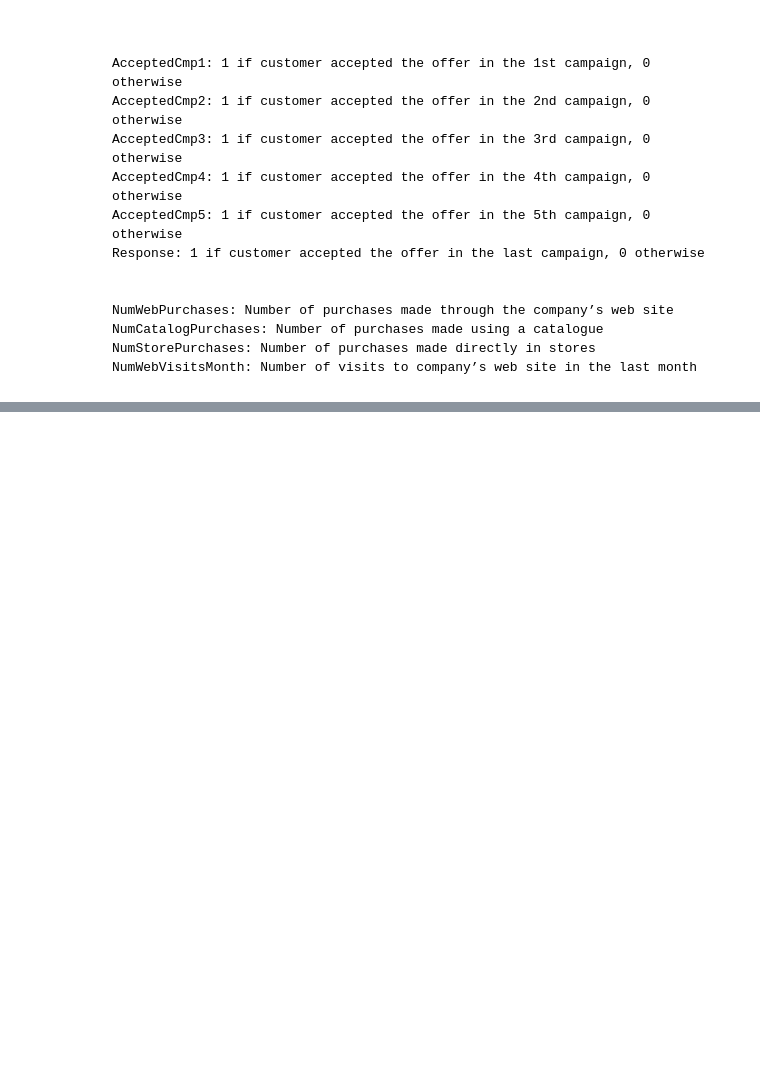
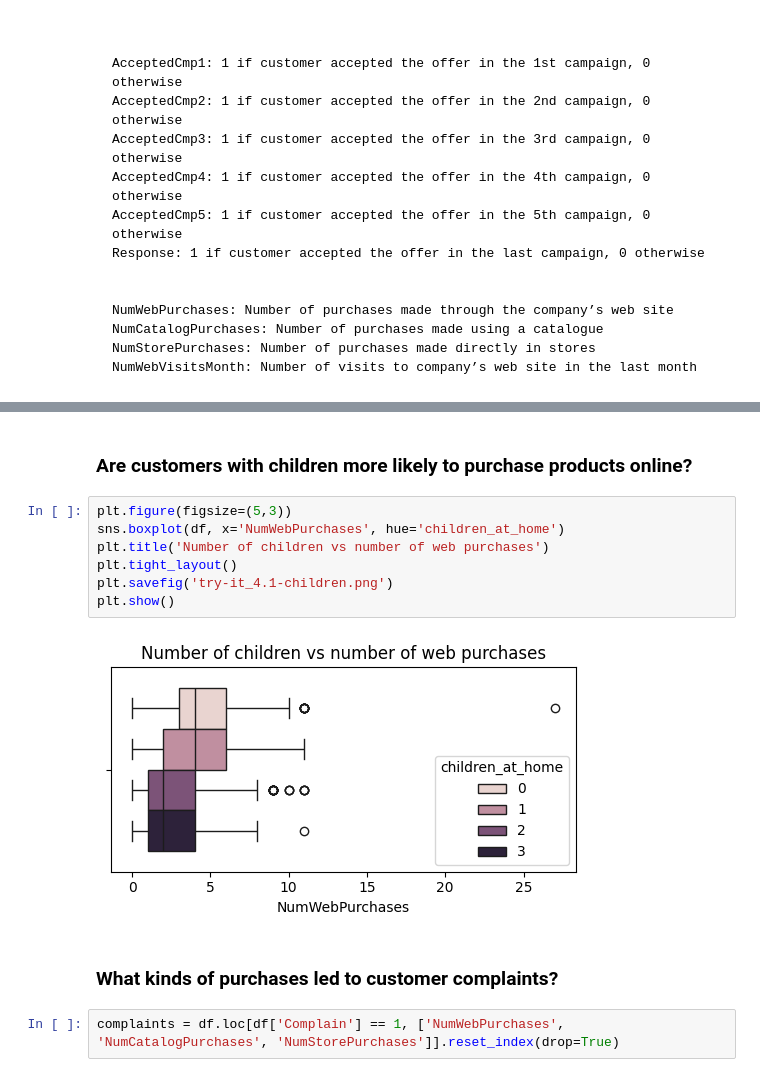
Before and after one commit to hpmartins/mlai-ucb-codes, a Jupyter notebook: course_activities/04/try-it_4.1.ipynb, the cells around one changed output, grey strips where cells are left out. Saved outputs shown, nothing was run; the diff lists cells and outputs as text; blank space fills up the shorter version.

```diff
--- a/course_activities/04/try-it_4.1.ipynb
+++ b/course_activities/04/try-it_4.1.ipynb
@@ -112,0 +154,15 @@ df.plot(x = 'Teenhome', y = 'Amount', kind = 'scatter')
+# %% [markdown]
+### Are customers with children more likely to purchase products online?
+# %%
+plt.figure(figsize=(5,3))
+sns.boxplot(df, x='NumWebPurchases', hue='children_at_home')
+plt.title('Number of children vs number of web purchases')
+plt.tight_layout()
+plt.savefig('try-it_4.1-children.png')
+plt.show()
+# %% [output]
+[figure, added]
+# %% [markdown]
+### What kinds of purchases led to customer complaints?
+# %%
+complaints = df.loc[df['Complain'] == 1, ['NumWebPurchases', 'NumCatalogPurchases', 'NumStorePurchases']].reset_index(drop=True)
```
Also changed, not shown: parts of 16 cells of this notebook, 4 other files.
